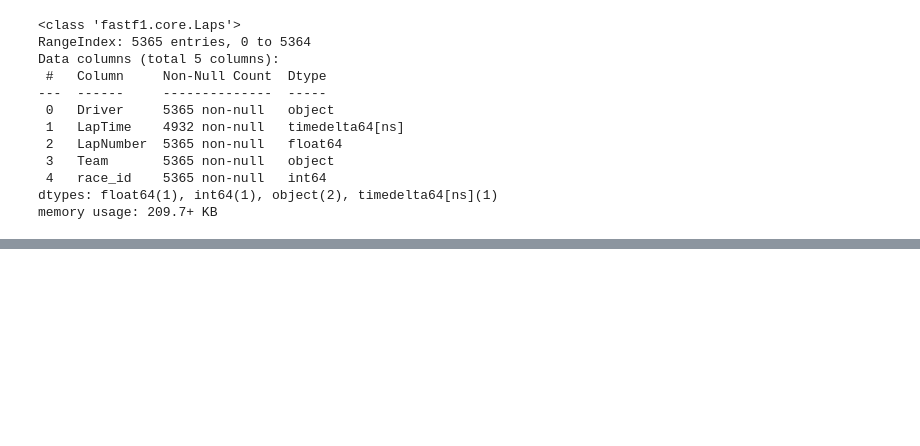
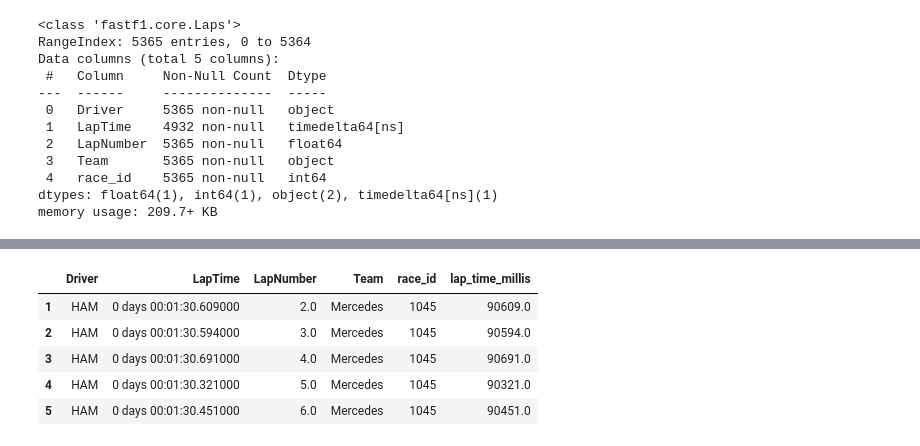
Before and after one commit to zagrebelnio/F1-Championship-Data-Analysis, a Jupyter notebook: storage/scripts/lap_times.ipynb, the cells around one changed output, grey strips where cells are left out. Cells and saved outputs as stored; diff of their text form; code cells hidden in the pictures; blank space fills up the shorter version.

```diff
--- a/storage/scripts/lap_times.ipynb
+++ b/storage/scripts/lap_times.ipynb
@@ -157,0 +206,10 @@ memory usage: 209.7+ KB
+# %%
+sprint_lap_times_df['lap_time_millis'] = sprint_lap_times_df['LapTime'].dt.total_seconds() * 1000
+sprint_lap_times_df.head()
+# %% [output]
+|  | Driver | LapTime | LapNumber | Team | race_id | lap_time_millis |
+| 1 | HAM | 0 days 00:01:30.609000 | 2.0 | Mercedes | 1045 | 90609.0 |
+| 2 | HAM | 0 days 00:01:30.594000 | 3.0 | Mercedes | 1045 | 90594.0 |
+| 3 | HAM | 0 days 00:01:30.691000 | 4.0 | Mercedes | 1045 | 90691.0 |
+| 4 | HAM | 0 days 00:01:30.321000 | 5.0 | Mercedes | 1045 | 90321.0 |
+| 5 | HAM | 0 days 00:01:30.451000 | 6.0 | Mercedes | 1045 | 90451.0 |
```
Also changed, not shown: parts of 12 cells of this notebook.
